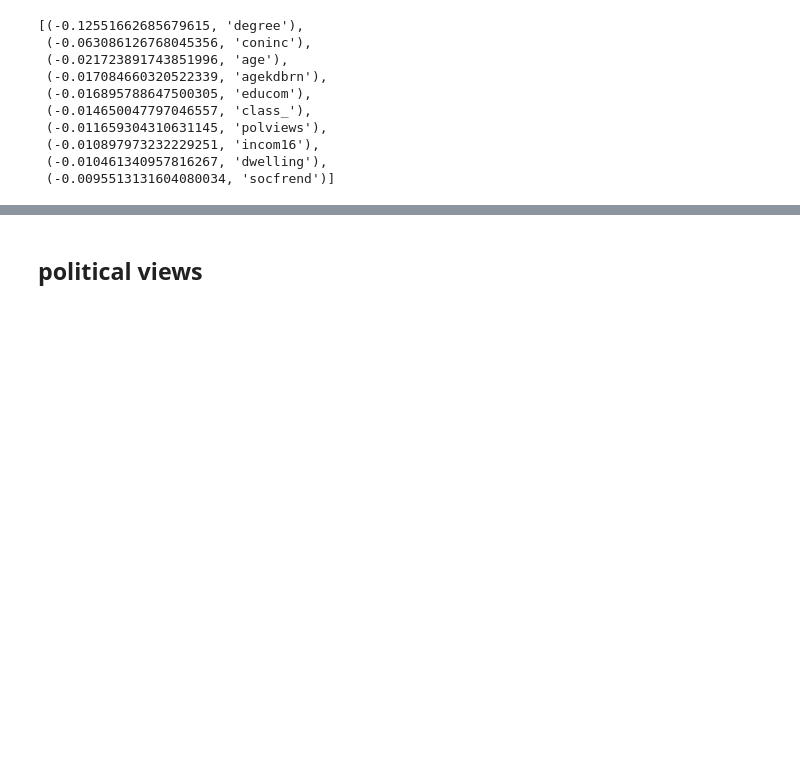
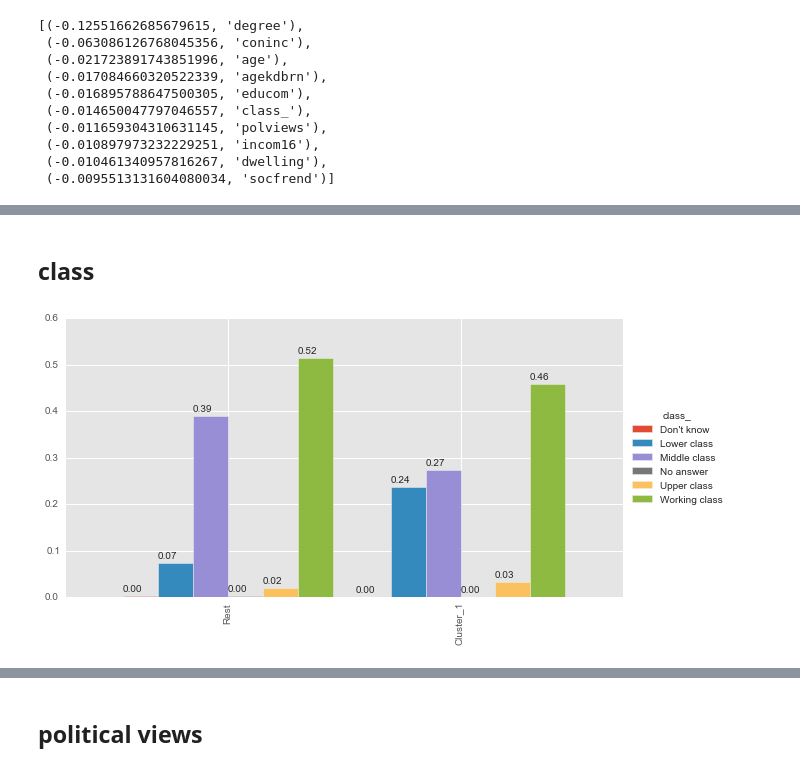
Before and after one commit to banjopickin/women_workforce, a Jupyter notebook: cluster_study.ipynb, the cells around one changed output, grey strips where cells are left out. Cells and saved outputs as stored; diff of their text form; code cells hidden in the pictures; blank space fills up the shorter version.

```diff
--- a/cluster_study.ipynb
+++ b/cluster_study.ipynb
@@ -65,3 +75,6 @@ sort_feature_means(c1,10)
+# %% [markdown]
+## class
 # %%
-#class_
-fig = one_pub_donut(df,1,'class_')
+one_res_bar(df,1,'class_',(10,5))
+# %% [output]
+[figure, added]
```
Also changed, not shown: parts of 71 cells of this notebook, 2 other files.
